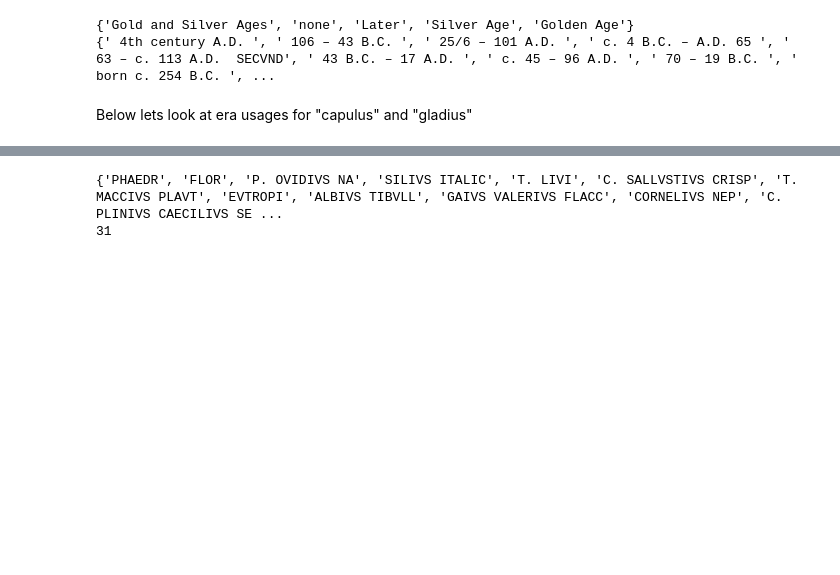
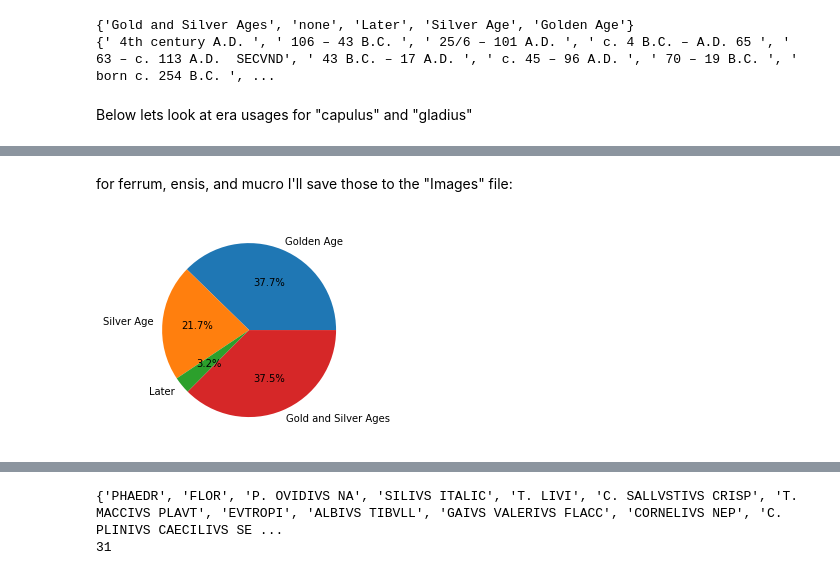
Before and after one commit to Data-Science-for-Linguists-2021/Latin-Vocabulary-Analysis, a Jupyter notebook: AnalysisCode.ipynb, the cells around one changed output, grey strips where cells are left out. Drawn from its saved outputs; the diff is of its cells as text; code cells hidden in the pictures; blank space fills up the shorter version.

```diff
--- a/AnalysisCode.ipynb
+++ b/AnalysisCode.ipynb
@@ -395,0 +402,13 @@ plt.show()
+# %% [markdown]
+for ferrum, ensis, and mucro I'll save those to the "Images" file:
+# %%
+labels = "Golden Age", "Silver Age", "Later", "Gold and Silver Ages"
+G = len(ferrum[ferrum.era=='Golden Age'])
+S = len(ferrum[ferrum.era=='Silver Age'])
+L = len(ferrum[ferrum.era=='Later'])
+GaS = len(ferrum[ferrum.era=='Gold and Silver Ages'])
+nums = [G, S, L, GaS]
+plt.pie(nums, labels=labels, autopct='%1.1f%%')
+plt.savefig('/Users/francesharrington/Documents/ling1340/Latin-Vocabulary-Analysis/Images/ferr_era_split.png')
+# %% [output]
+[figure, added]
```
Also changed, not shown: parts of 5 cells of this notebook, 6 other files.
